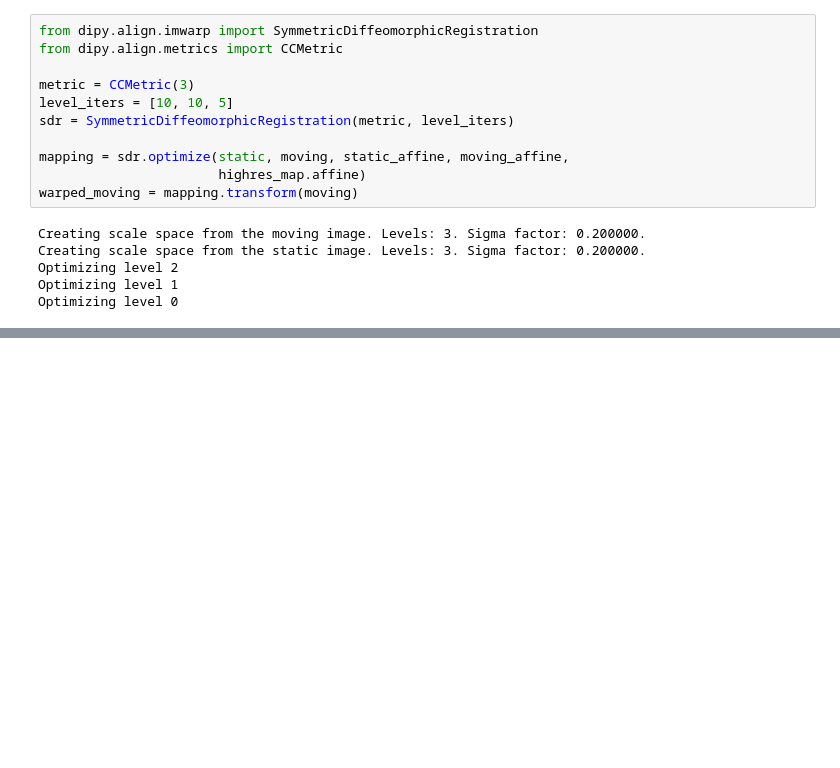
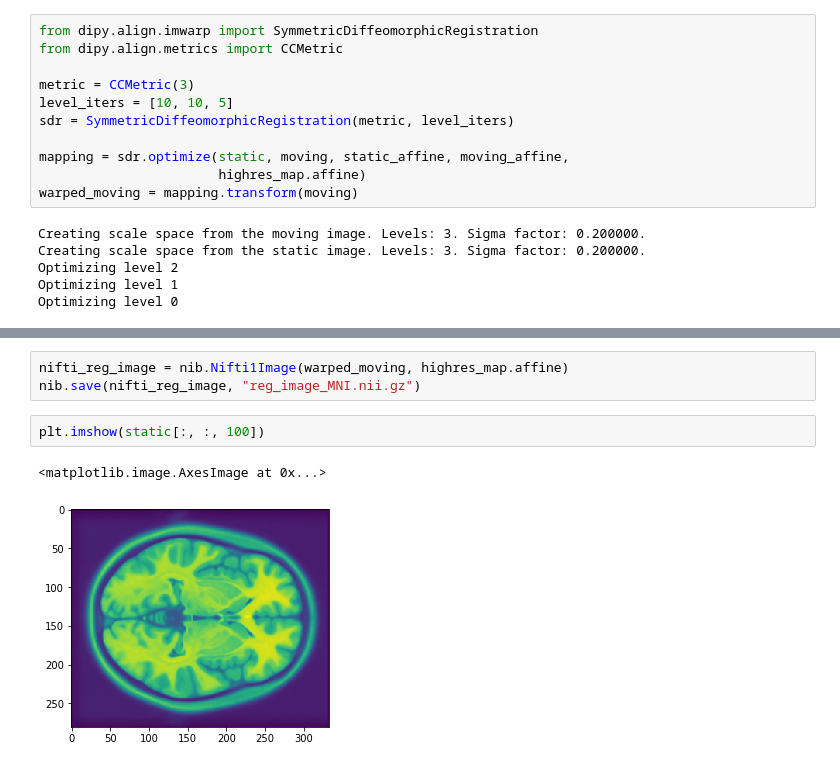
Before and after one commit to lytai1/Matthew_Thesis, a Jupyter notebook: Code/NODDI/registration.ipynb, the cells around one changed output, grey strips where cells are left out. Drawn from its saved outputs; the diff is of its cells as text; blank space fills up the shorter version.

```diff
--- a/Code/NODDI/registration.ipynb
+++ b/Code/NODDI/registration.ipynb
@@ -279,0 +283,8 @@ ValueError: could not broadcast input array from shape (182,218) into shape (189
+# %%
+nifti_reg_image = nib.Nifti1Image(warped_moving, highres_map.affine)
+nib.save(nifti_reg_image, "reg_image_MNI.nii.gz")
+# %%
+plt.imshow(static[:, :, 100])
+# %% [output]
+<matplotlib.image.AxesImage at 0x...>
+[figure, added]
```
Also changed, not shown: parts of 3 cells of this notebook, 8 other files.
